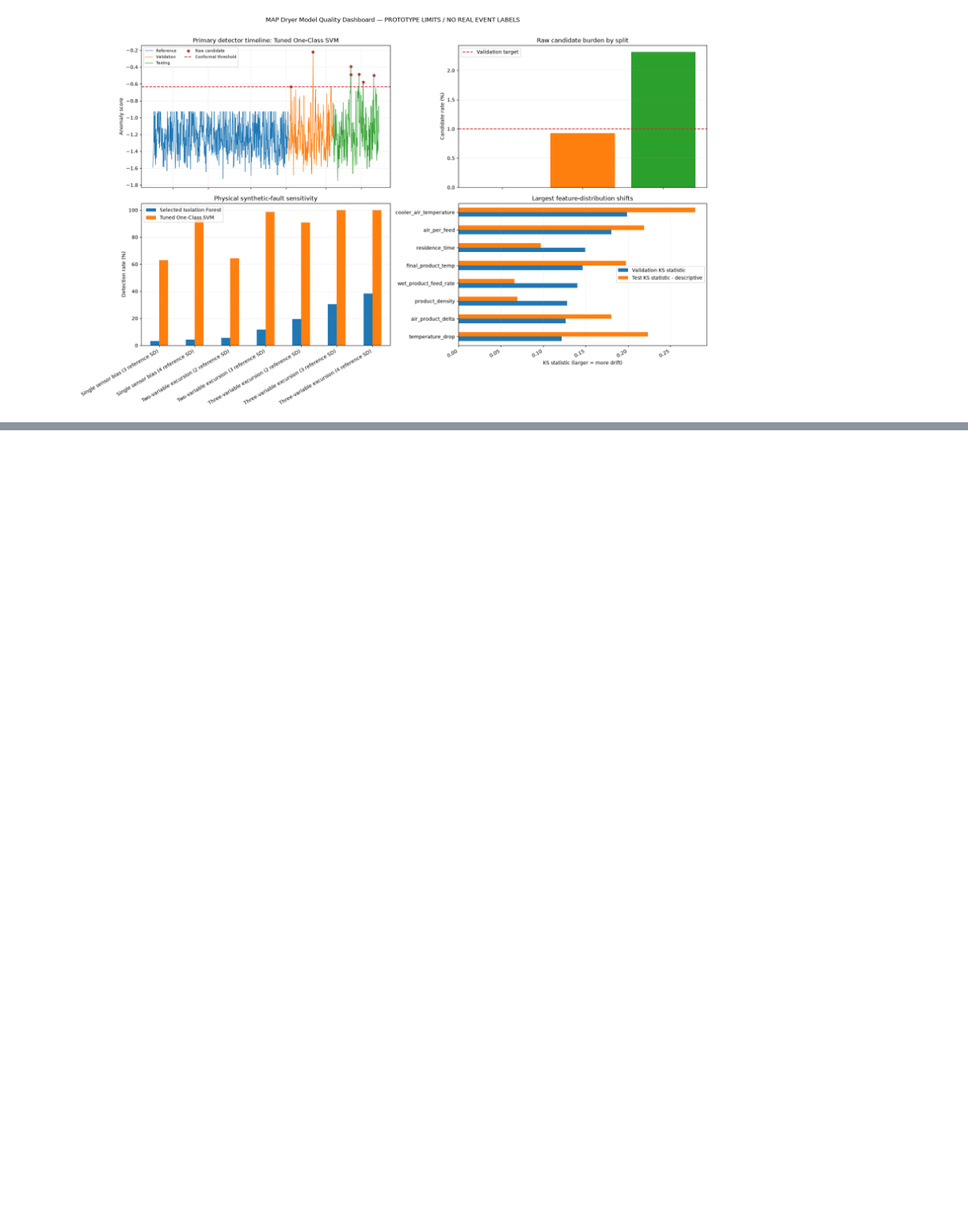
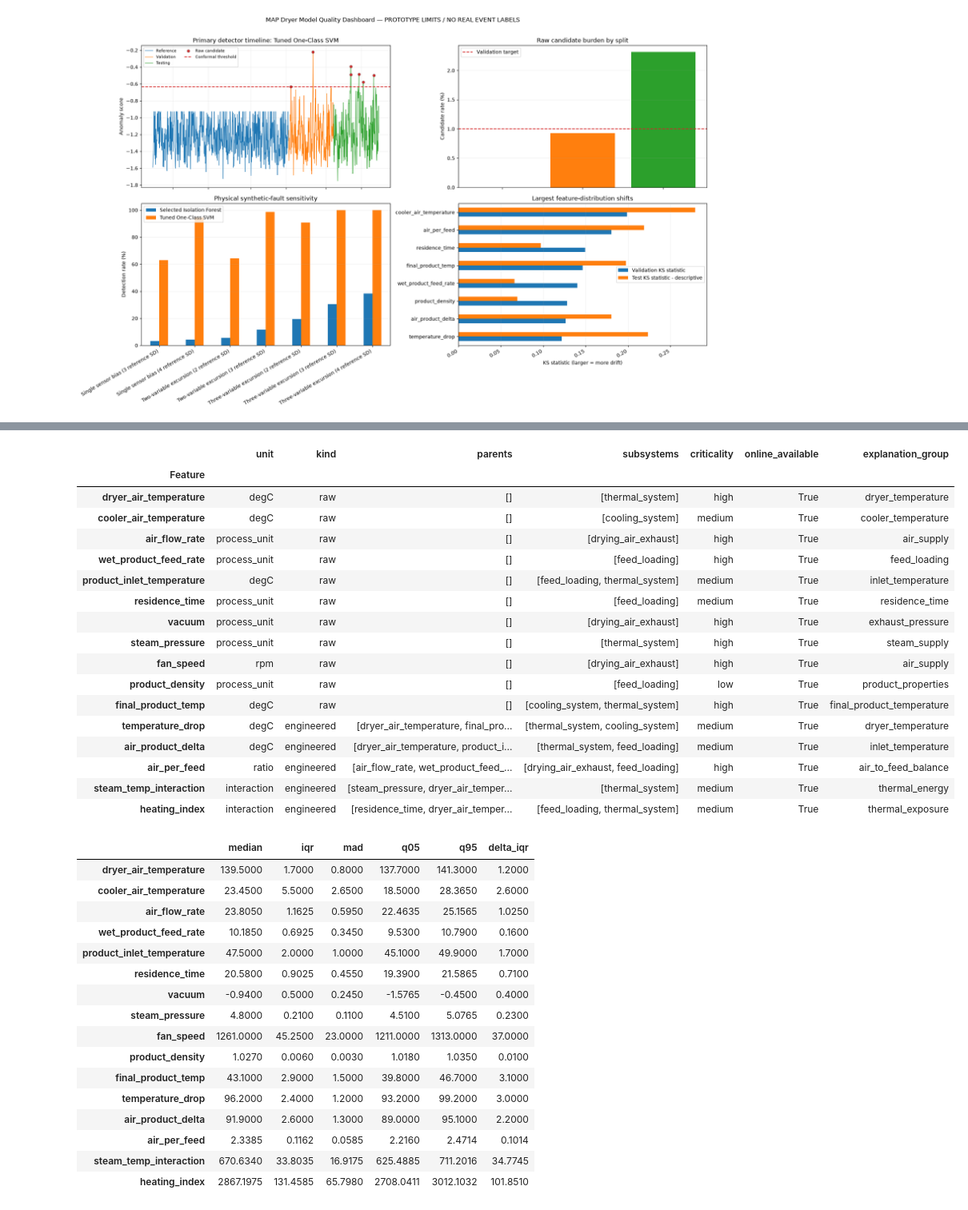
Before and after one commit to karimchaal911-web/PROJECTS, a Jupyter notebook: MAP-Dryer-AI/notebooks/04_Model2_AnomalyDetection&Diagnosis.ipynb, the cells around one changed output, grey strips where cells are left out. Shown at 80% size. Saved outputs shown, nothing was run; the diff lists cells and outputs as text; code cells hidden in the pictures; blank space fills up the shorter version.

Commit message:
Add explainable anomaly diagnosis layer

```diff
--- a/MAP-Dryer-AI/notebooks/04_Model2_AnomalyDetection&Diagnosis.ipynb
+++ b/MAP-Dryer-AI/notebooks/04_Model2_AnomalyDetection&Diagnosis.ipynb
@@ -2514,0 +2531,79 @@ plt.show()
+# %%
+from anomaly.scoring import canonical_anomaly_score
+from diagnosis.bundle import save_diagnostic_bundle_metadata
+from diagnosis.config import (
+    load_diagnostic_configuration,
+    validate_model_features,
+)
+from diagnosis.engine import diagnose_anomaly, format_operator_report
+from diagnosis.reference_profile import build_reference_profile
+from diagnosis.scenarios import build_physical_scenarios
+
+DIAGNOSTIC_CONFIG_DIR = PROJECT_ROOT / "config"
+DIAGNOSIS_FIGURE_OUTPUT_DIR = FIGURES_DIR / "05_Model3_Process_Diagnosis"
+DIAGNOSIS_FIGURE_OUTPUT_DIR.mkdir(parents=True, exist_ok=True)
+
+diagnostic_configuration = load_diagnostic_configuration(
+    DIAGNOSTIC_CONFIG_DIR
+)
+validate_model_features(
+    MODEL_FEATURES,
+    diagnostic_configuration["feature_metadata"],
+)
+reference_profile = build_reference_profile(
+    X_normal_reference,
+    diagnostic_configuration["feature_metadata"],
+)
+
+feature_metadata_table = (
+    pd.DataFrame.from_dict(
+        diagnostic_configuration["feature_metadata"]["features"],
+        orient="index",
+    )
+    .rename_axis("Feature")
+    .loc[MODEL_FEATURES]
+)
+reference_profile_table = pd.DataFrame(reference_profile.statistics).T[
+    ["median", "iqr", "mad", "q05", "q95", "delta_iqr"]
+]
+
+display(feature_metadata_table)
+display(reference_profile_table.round(4))
+print("Diagnostic configuration versions:", diagnostic_configuration["versions"])
+print("Reference-profile rows (training only):", reference_profile.training_rows)
+# %% [output]
+|  | unit | kind | parents | subsystems | criticality | online_available | explanation_group |
+| Feature |  |  |  |  |  |  |  |
+| dryer_air_temperature | degC | raw | [] | [thermal_system] | high | True | dryer_temperature |
+| cooler_air_temperature | degC | raw | [] | [cooling_system] | medium | True | cooler_temperature |
+| air_flow_rate | process_unit | raw | [] | [drying_air_exhaust] | high | True | air_supply |
+| wet_product_feed_rate | process_unit | raw | [] | [feed_loading] | high | True | feed_loading |
+| product_inlet_temperature | degC | raw | [] | [feed_loading, thermal_system] | medium | True | inlet_temperature |
+| residence_time | process_unit | raw | [] | [feed_loading] | medium | True | residence_time |
+| vacuum | process_unit | raw | [] | [drying_air_exhaust] | high | True | exhaust_pressure |
+| steam_pressure | process_unit | raw | [] | [thermal_system] | high | True | steam_supply |
+| fan_speed | rpm | raw | [] | [drying_air_exhaust] | high | True | air_supply |
+| product_density | process_unit | raw | [] | [feed_loading] | low | True | product_properties |
+| final_product_temp | degC | raw | [] | [cooling_system, thermal_system] | high | True | final_product_temperature |
+| temperature_drop | degC | engineered | [dryer_air_temperature, final_pro... | [thermal_system, cooling_system] | medium | True | dryer_temperature |
+| air_product_delta | degC | engineered | [dryer_air_temperature, product_i... | [thermal_system, feed_loading] | medium | True | inlet_temperature |
+| air_per_feed | ratio | engineered | [air_flow_rate, wet_product_feed_... | [drying_air_exhaust, feed_loading] | high | True | air_to_feed_balance |
+| steam_temp_interaction | interaction | engineered | [steam_pressure, dryer_air_temper... | [thermal_system] | medium | True | thermal_energy |
+| heating_index | interaction | engineered | [residence_time, dryer_air_temper... | [feed_loading, thermal_system] | medium | True | thermal_exposure |
+|  | median | iqr | mad | q05 | q95 | delta_iqr |
+| dryer_air_temperature | 139.5000 | 1.7000 | 0.8000 | 137.7000 | 141.3000 | 1.2000 |
+| cooler_air_temperature | 23.4500 | 5.5000 | 2.6500 | 18.5000 | 28.3650 | 2.6000 |
+| air_flow_rate | 23.8050 | 1.1625 | 0.5950 | 22.4635 | 25.1565 | 1.0250 |
+| wet_product_feed_rate | 10.1850 | 0.6925 | 0.3450 | 9.5300 | 10.7900 | 0.1600 |
+| product_inlet_temperature | 47.5000 | 2.0000 | 1.0000 | 45.1000 | 49.9000 | 1.7000 |
+| residence_time | 20.5800 | 0.9025 | 0.4550 | 19.3900 | 21.5865 | 0.7100 |
+| vacuum | -0.9400 | 0.5000 | 0.2450 | -1.5765 | -0.4500 | 0.4000 |
+| steam_pressure | 4.8000 | 0.2100 | 0.1100 | 4.5100 | 5.0765 | 0.2300 |
+| fan_speed | 1261.0000 | 45.2500 | 23.0000 | 1211.0000 | 1313.0000 | 37.0000 |
+| product_density | 1.0270 | 0.0060 | 0.0030 | 1.0180 | 1.0350 | 0.0100 |
+| final_product_temp | 43.1000 | 2.9000 | 1.5000 | 39.8000 | 46.7000 | 3.1000 |
+| temperature_drop | 96.2000 | 2.4000 | 1.2000 | 93.2000 | 99.2000 | 3.0000 |
+| air_product_delta | 91.9000 | 2.6000 | 1.3000 | 89.0000 | 95.1000 | 2.2000 |
+| air_per_feed | 2.3385 | 0.1162 | 0.0585 | 2.2160 | 2.4714 | 0.1014 |
+| steam_temp_interaction | 670.6340 | 33.8035 | 16.9175 | 625.4885 | 711.2016 | 34.7745 |
+| heating_index | 2867.1975 | 131.4585 | 65.7980 | 2708.0411 | 3012.1032 | 101.8510 |
```
Also changed, not shown: parts of 14 cells of this notebook, 42 other files.
